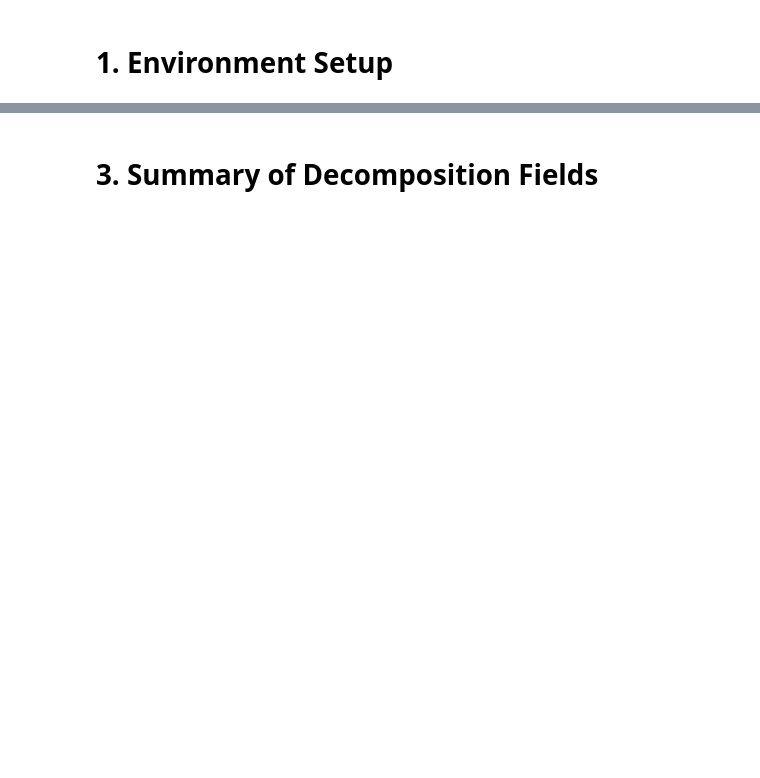
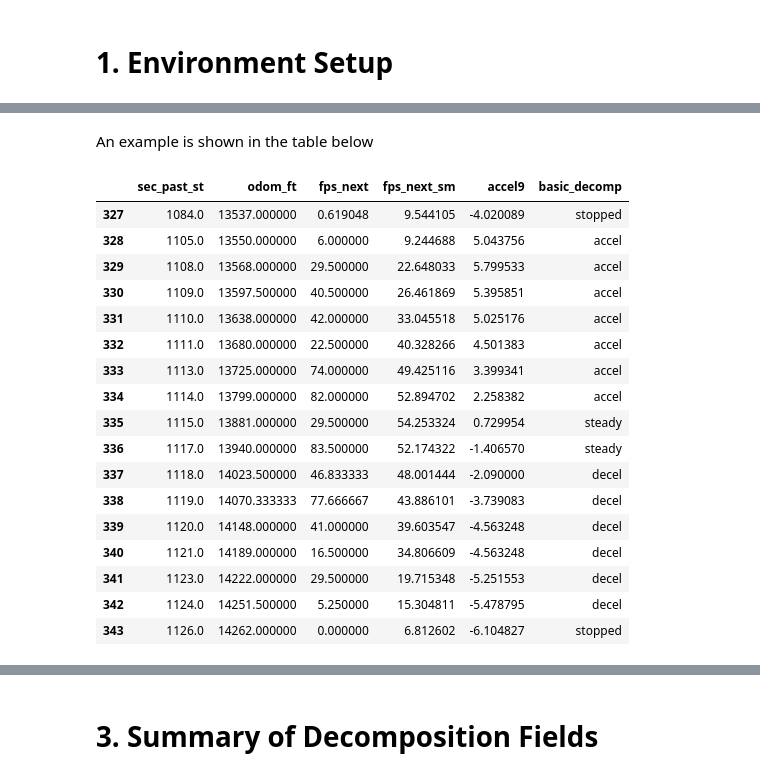
Before and after one commit to stevenschrayer/WMATA_AVL, a Jupyter notebook: docs/vignettes/04_Movement Decomposition.ipynb, the cells around one changed output, grey strips where cells are left out. Cells and saved outputs as stored; diff of their text form; code cells hidden in the pictures; blank space fills up the shorter version.

```diff
--- a/docs/vignettes/04_Movement Decomposition.ipynb
+++ b/docs/vignettes/04_Movement Decomposition.ipynb
@@ -170,0 +166,9 @@ Note that to this point, there is no assertion that door open events occur at bu
+# %%
+rawnav_route_2 = wr.calc_speed(rawnav_route_1)
+
+(
+    rawnav_route_2
+    .query('filename == "rawnav02205171017.txt" & index_run_start == 2327')
+    .query('sec_past_st > 231 & sec_past_st < 238')
+    .filter(['index_loc','sec_past_st','odom_ft','fps_next'], axis = "columns")
+)
@@ -170,0 +224,14 @@ Note that to this point, there is no assertion that door open events occur at bu
+# %%
+rawnav_route_4 = wr.calc_rolling(rawnav_route_3)
+(
+    rawnav_route_4
+    .query('filename == "rawnav02205171017.txt" & index_run_start == 2327')
+    .query('sec_past_st > 224 & sec_past_st < 237')
+    .assign(
+        odom_ft = lambda x: x.odom_ft.round(2),
+        fps_next_sm = lambda x: x.fps_next_sm.round(2),
+        accel_next = lambda x: x.accel_next.round(2),
+        accel9 = lambda x: x.accel9.round(2),
+    )
+    .filter(['index_loc','sec_past_st','odom_ft','fps_next_sm', 'accel_next', 'accel9'], axis = "columns")
+)
@@ -170,0 +284,39 @@ Note that to this point, there is no assertion that door open events occur at bu
+# %%
+rawnav_route_5 = (
+    wr.decompose_mov(
+        rawnav_route_4,
+        stopped_fps=3,
+        slow_fps=14.67, # 10mph, in fps
+        steady_accel_thresh=2
+    )
+)
+# %% [markdown]
+An example is shown in the table below
+# %%
+(
+    rawnav_route_5
+    .query('filename == "rawnav02205171017.txt" & index_run_start == 2327')
+    .query('sec_past_st >= 1084 & sec_past_st <= 1126')
+    .assign(
+    )
+    .filter(['sec_past_st','odom_ft','fps_next','fps_next_sm', 'accel9', 'basic_decomp'], axis = "columns")
+)
+# %% [output]
+|  | sec_past_st | odom_ft | fps_next | fps_next_sm | accel9 | basic_decomp |
+| 327 | 1084.0 | 13537.000000 | 0.619048 | 9.544105 | -4.020089 | stopped |
+| 328 | 1105.0 | 13550.000000 | 6.000000 | 9.244688 | 5.043756 | accel |
+| 329 | 1108.0 | 13568.000000 | 29.500000 | 22.648033 | 5.799533 | accel |
+| 330 | 1109.0 | 13597.500000 | 40.500000 | 26.461869 | 5.395851 | accel |
+| 331 | 1110.0 | 13638.000000 | 42.000000 | 33.045518 | 5.025176 | accel |
+| 332 | 1111.0 | 13680.000000 | 22.500000 | 40.328266 | 4.501383 | accel |
+| 333 | 1113.0 | 13725.000000 | 74.000000 | 49.425116 | 3.399341 | accel |
+| 334 | 1114.0 | 13799.000000 | 82.000000 | 52.894702 | 2.258382 | accel |
+| 335 | 1115.0 | 13881.000000 | 29.500000 | 54.253324 | 0.729954 | steady |
+| 336 | 1117.0 | 13940.000000 | 83.500000 | 52.174322 | -1.406570 | steady |
+| 337 | 1118.0 | 14023.500000 | 46.833333 | 48.001444 | -2.090000 | decel |
+| 338 | 1119.0 | 14070.333333 | 77.666667 | 43.886101 | -3.739083 | decel |
+| 339 | 1120.0 | 14148.000000 | 41.000000 | 39.603547 | -4.563248 | decel |
+| 340 | 1121.0 | 14189.000000 | 16.500000 | 34.806609 | -4.563248 | decel |
+| 341 | 1123.0 | 14222.000000 | 29.500000 | 19.715348 | -5.251553 | decel |
+| 342 | 1124.0 | 14251.500000 | 5.250000 | 15.304811 | -5.478795 | decel |
+| 343 | 1126.0 | 14262.000000 | 0.000000 | 6.812602 | -6.104827 | stopped |
```
Also changed, not shown: parts of 55 cells of this notebook, 5 other files.
